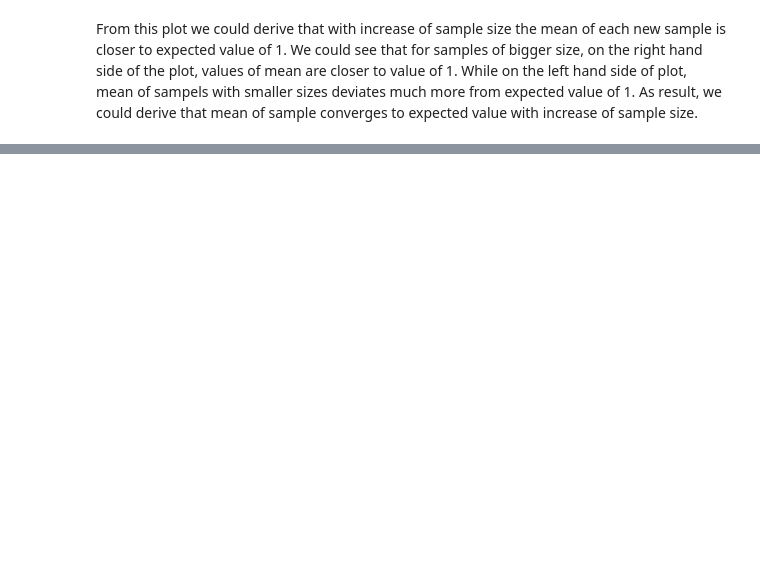
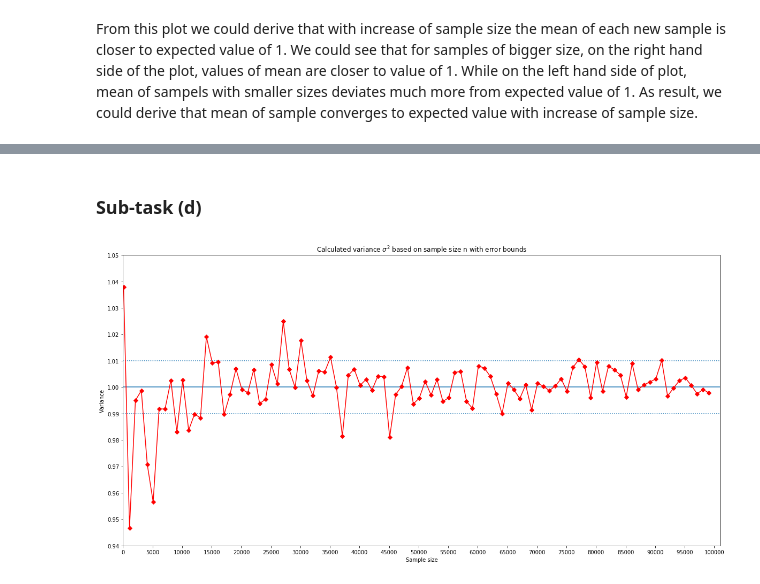
Before and after one commit to kai-wren/Statistic, a Jupyter notebook: Assignment1.ipynb, the cells around one changed output, grey strips where cells are left out. Saved outputs shown, nothing was run; the diff lists cells and outputs as text; code cells hidden in the pictures; blank space fills up the shorter version.

```diff
--- a/Assignment1.ipynb
+++ b/Assignment1.ipynb
@@ -45,0 +140,26 @@ From this plot we could derive that with increase of sample size the mean of eac
+# %% [markdown]
+### Sub-task (d)
+# %%
+nList=[]
+varList=[]
+for item in da:
+    _, n, _, var, _ = da[item]
+    nList.append(n)
+    varList.append(var)
+
+plt.figure(figsize=(20,10))
+plt.xlabel('Sample size')
+plt.ylabel('Variance')
+plt.xticks(np.arange(0, 100001, step=5000))
+plt.yticks(np.arange(0.8, 1.2, step=0.01))
+plt.axhline(y=1)
+plt.axhline(y=1.01, ls=':')
+plt.axhline(y=0.99, ls=':')
+plt.ylim(0.94,1.05)
+plt.xlim(0,101000)
+plt.plot(nList, varList, '-rD')
+plt.title('Calculated variance $\sigma^2$ based on sample size n with error bounds')
+
+plt.show()
+# %% [output]
+[figure, added]
```
Also changed, not shown: parts of 10 cells of this notebook.
